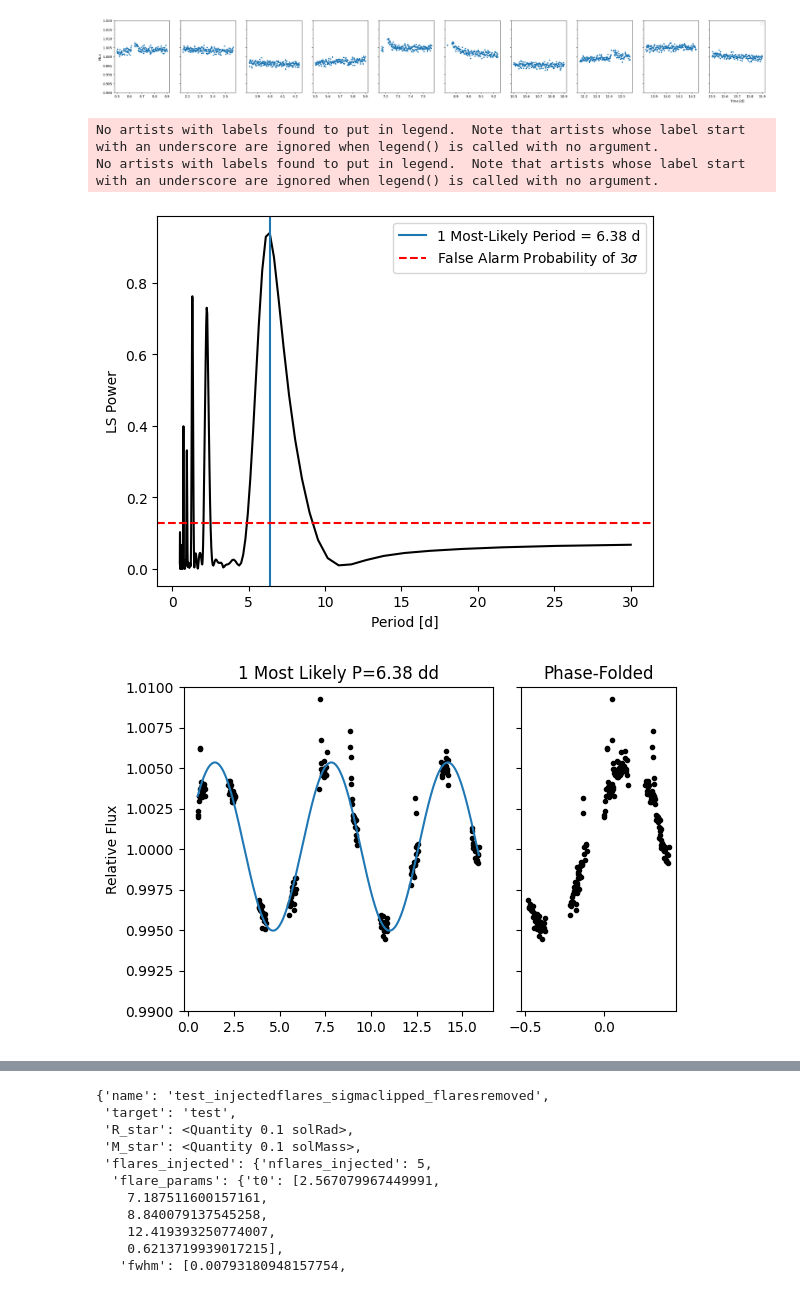
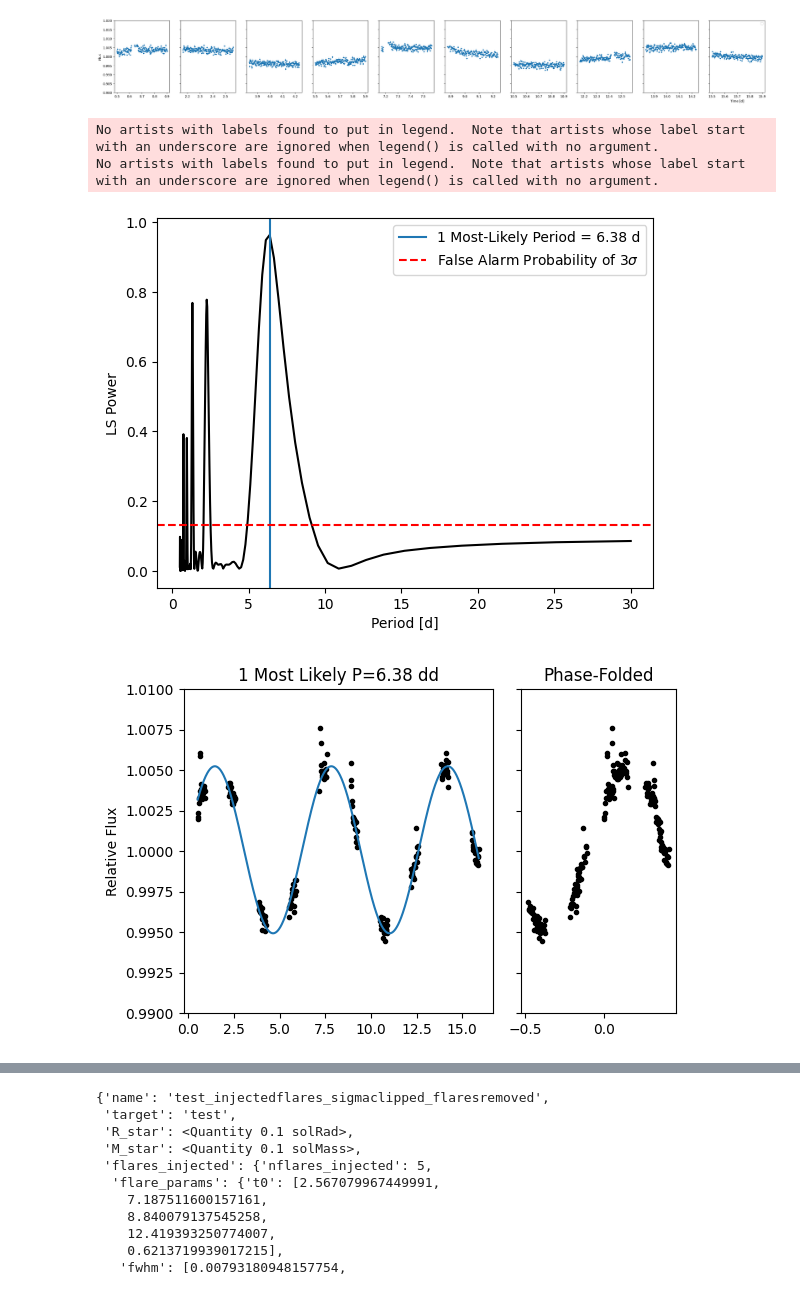
Before and after one commit to catrionamurray/occultence, a Jupyter notebook: occultence/notebooks/rotation_and_flares.ipynb, the cells around one changed output, grey strips where cells are left out. Drawn from its saved outputs; the diff is of its cells as text; code cells hidden in the pictures.

```diff
--- a/occultence/notebooks/rotation_and_flares.ipynb
+++ b/occultence/notebooks/rotation_and_flares.ipynb
@@ -73,7 +73,7 @@ flare_lc.metadata
     0.01892281852752253]}}}
 # %%
 clip_lc = flare_lc.global_and_local_sigma_clip(global_sc_kw={'nsigma_upper':5, 'nsigma_lower':5},
-                                    local_sc_kw={'nsigma_upper':5, 'nsigma_lower':np.inf, 'running_mean_boxsize':0.4})
+                                    local_sc_kw={'nsigma_upper':3, 'nsigma_lower':np.inf, 'running_mean_boxsize':0.4})
 # %%
 flare_lc.plot()
 clip_lc.plot()
@@ -86,14 +86,14 @@ array([<Axes: ylabel='Flux'>, <Axes: >, <Axes: >, <Axes: >, <Axes: >,
 [figure]
 [figure]
 # %%
-detrended_targ = clip_lc.lombscargle_detrend(plot=True,
+detrended_targ = clip_lc.lombscargle_detrend(plot=True, ls_binning=30*u.minute,
                                   minimum_frequency=1/(30*u.d),
                                   maximum_frequency=1/(0.5*u.d),
                                   samples_per_peak=10,
                                   npeaks=1,
                                   nsigma=3)
 # %% [output]
 No artists with labels found to put in legend.  Note that artists whose label start with an underscore are ignored when legend() is called with no argument.
 No artists with labels found to put in legend.  Note that artists whose label start with an underscore are ignored when legend() is called with no argument.
-[figure, old version]
+[figure, new version]
-[figure, old version]
+[figure, new version]
```
Also changed, not shown: parts of 2 cells of this notebook.
